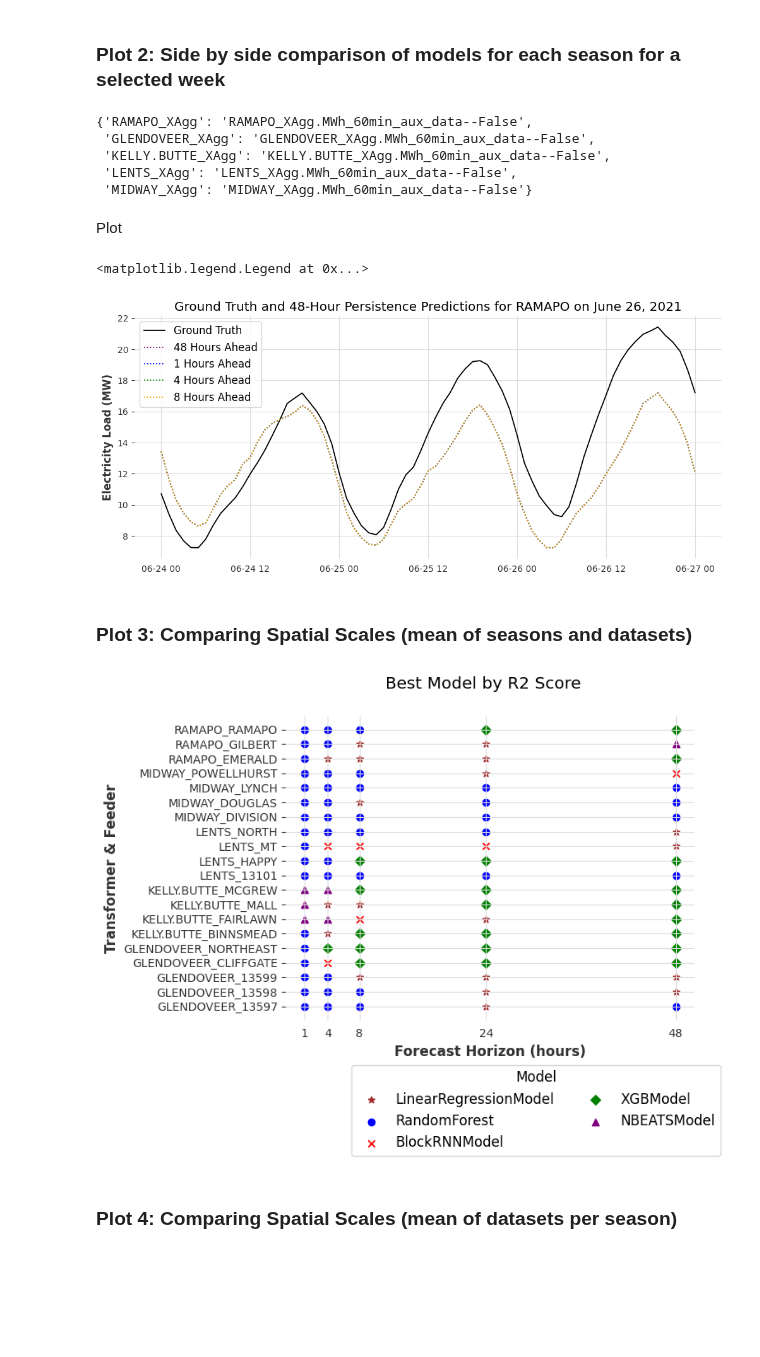
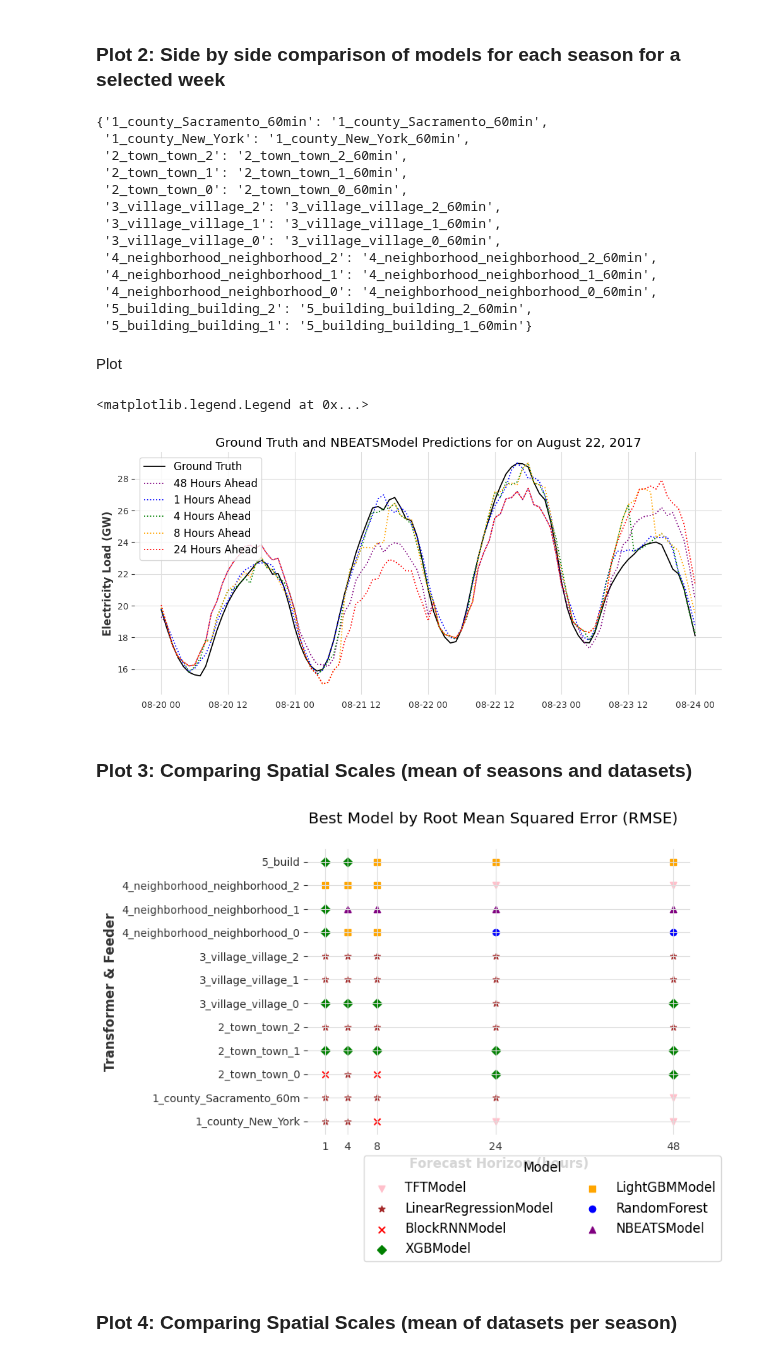
Before and after one commit to NikolausHouben/City-Scale-Electricity-Use-Prediction, a Jupyter notebook: bin/synthesis.ipynb, the cells around one changed output. Cells and saved outputs as stored; diff of their text form; code cells hidden in the pictures; blank space fills up the shorter version.

```diff
--- a/bin/synthesis.ipynb
+++ b/bin/synthesis.ipynb
@@ -77,5 +56,3 @@ name_id_dict
-# %%
-name_id_dict = {k:v for k,v in name_id_dict.items() if 'False' in v}
 # %%
 name_id_dict
 # %% [output]
@@ -169,8 +146,8 @@ color2group = {v: k for k, v in group2color.items()}
 dfs_sorted = {}
 for name, run_id in name_id_dict.items():
     try:
-        run_path = f'wattcast/{EXPERIMENT_WANDB}/run-{run_id}-Error metrics:latest'
-        artifact = run.use_artifact(f'{run_path}', type='run_table')
+        run_path = f'wattcast/{EXPERIMENT_WANDB}/run-{run_id}-Metrics_Table:latest'
+        artifact = synthesis_run.use_artifact(f'{run_path}', type='run_table')
         artifact_dir = artifact.download()
         with open(os.path.join(artifact_dir, os.listdir(artifact_dir)[0])) as f:
             data = json.load(f)
@@ -225,8 +179,8 @@ name_id_dict
 # %%
 # Set these:
 
-spatial_scale = 'RAMAPO'
-metric_of_interest = 'rmse_skill_score' # options are 'mape', 'rmse', 'mae', 'smape', 'rmse_skill_score', 'r2_score', 'max_peak_error', 'mean_n_peak_error'
+spatial_scale = '1_county' # options are '1_county', '2_town', '3_village', '4_neighborhood', '5_building'
+metric_of_interest = 'rmse' # options are 'mape', 'rmse', 'mae', 'smape', 'rmse_skill_score', 'r2_score', 'max_peak_error', 'mean_n_peak_error'
 
 
 dfs_sorted_plot = dfs_sorted.copy()
@@ -274,7 +228,7 @@ for i, ax in enumerate(axs):
         ax.set_ylabel(f'{metric_dict[metric_of_interest]}')
 
     # Set the title for each subplot
-    ax.set_title(f'{name.split("_")[1].split(".")[0]}')
+    ax.set_title(f'{name}')
 
     # Add grid for each subplot
     ax.grid(True)
@@ -286,7 +240,7 @@ for i, ax in enumerate(axs):
 # Create a single legend for all subplots
 fig.legend(handles=legend_handles, labels=legend_labels, title='Model', loc='lower center', bbox_to_anchor=(0.5, -0.2), ncol=5, frameon=True)
 # Set the title for each subplot
-fig.suptitle(f'{metric_dict[metric_of_interest]} Per Feeder in {spatial_scale}')
+fig.suptitle(f'{metric_dict[metric_of_interest]} for {spatial_scale}')
 
 # Adjust the spacing between subplots
 fig.tight_layout()
@@ -301,18 +257,25 @@ for format in ['png', 'pdf']:
 # %%
 # set these
 season = 'Summer'
-algorithm = '48-Hour Persistence'
+algorithm = 'NBEATSModel'
 
-scale = "LENTS"
-location = "XAgg"
-unit = "MW"
-conversion = 1
+scale = "1_county"
+location = "New_York"
+unit = scale2unit[scale]
 # %%
 name_id_dict
 # %% [output]
-{'RAMAPO_XAgg': 'RAMAPO_XAgg.MWh_60min_aux_data--False',
- 'GLENDOVEER_XAgg': 'GLENDOVEER_XAgg.MWh_60min_aux_data--False',
- 'KELLY.BUTTE_XAgg': 'KELLY.BUTTE_XAgg.MWh_60min_aux_data--False',
- 'LENTS_XAgg': 'LENTS_XAgg.MWh_60min_aux_data--False',
- 'MIDWAY_XAgg': 'MIDWAY_XAgg.MWh_60min_aux_data--False'}
+{'1_county_Sacramento_60min': '1_county_Sacramento_60min',
+ '1_county_New_York': '1_county_New_York_60min',
+ '2_town_town_2': '2_town_town_2_60min',
+ '2_town_town_1': '2_town_town_1_60min',
+ '2_town_town_0': '2_town_town_0_60min',
+ '3_village_village_2': '3_village_village_2_60min',
+ '3_village_village_1': '3_village_village_1_60min',
+ '3_village_village_0': '3_village_village_0_60min',
+ '4_neighborhood_neighborhood_2': '4_neighborhood_neighborhood_2_60min',
+ '4_neighborhood_neighborhood_1': '4_neighborhood_neighborhood_1_60min',
+ '4_neighborhood_neighborhood_0': '4_neighborhood_neighborhood_0_60min',
+ '5_building_building_2': '5_building_building_2_60min',
+ '5_building_building_1': '5_building_building_1_60min'}
 # %%
@@ -343,13 +306,13 @@ for col in df_plot.columns:
     ax.plot(df_plot[col], label=col, color=horizon2color[col], linestyle= 'solid' if col == 'Ground Truth' else ':')
 
 ax.set_ylabel(f'Electricity Load ({unit})')
-ax.set_title(f'Ground Truth and {algorithm} Predictions for {run_to_visualize.split("_")[0].split(".")[0]} on {dt_highest_peak.strftime("%B %d, %Y")}')
+ax.set_title(f'Ground Truth and {algorithm} Predictions for on {dt_highest_peak.strftime("%B %d, %Y")}')
 
 ax.grid(True, axis='x')
 ax.legend(frameon=True)
 # %% [output]
 <matplotlib.legend.Legend at 0x...>
-[figure, old version]
+[figure, new version]
 # %%
 for format in ['png', 'pdf']:
     fig.savefig(os.path.join(os.getcwd(),'imgs','figures',f'plot_3_side-by-side_horizons_heat_wave_{run_to_visualize}_{season}_{algorithm}.{format}'), bbox_inches='tight')
@@ -358,7 +321,7 @@ for format in ['png', 'pdf']:
 # %% [markdown]
 ### Plot 3: Comparing Spatial Scales (mean of seasons and datasets)
 # %%
-metric_of_interest = 'r2_score'
+metric_of_interest = 'rmse'
 
 df_metrics_all_scales = pd.DataFrame()
 
@@ -390,34 +353,34 @@ legend_labels = []
 df['shape'] = df['model'].map(model2shape)
 
 
 for scale, df_scale in df.groupby('scale'): # this for loop is to make sure the order of scales is from county to neighborhood
     for shape in set(df_scale['shape']):
         x = df_scale.loc[(df_scale['shape'] == shape), 'horizon_in_hours']
         y = df_scale.loc[(df_scale['shape'] == shape), 'scale']
         label = f'{shape2model[shape]}'
         scatter = ax.scatter(x, y, marker=shape, label=label, color=model2color[shape2model[shape]])
         if label not in legend_labels:
             legend_handles.append(scatter)
             legend_labels.append(label)
 
 # Set the x ticks and labels
 ax.set_xticks([1, 4, 8, 24, 48])
 ax.set_xlabel('Forecast Horizon (hours)')
 
 
 ax.set_ylabel('Transformer & Feeder')
 
 # Set the title for each subplot
 fig.suptitle(f'Best Model by {metric_dict[metric_of_interest]}')
 
 # Create a single legend for all subplots
 fig.legend(handles=legend_handles, labels=legend_labels, title='Model', loc='lower center', bbox_to_anchor=(0.6, -0.25), ncol=2, frameon=True)
 
 
 # Show the plot
 plt.show()
 # %% [output]
-[figure, old version]
+[figure, new version]
 # %%
 
 for format in ['png', 'pdf']:
```
Also changed, not shown: parts of 17 cells of this notebook, 10 other files.
